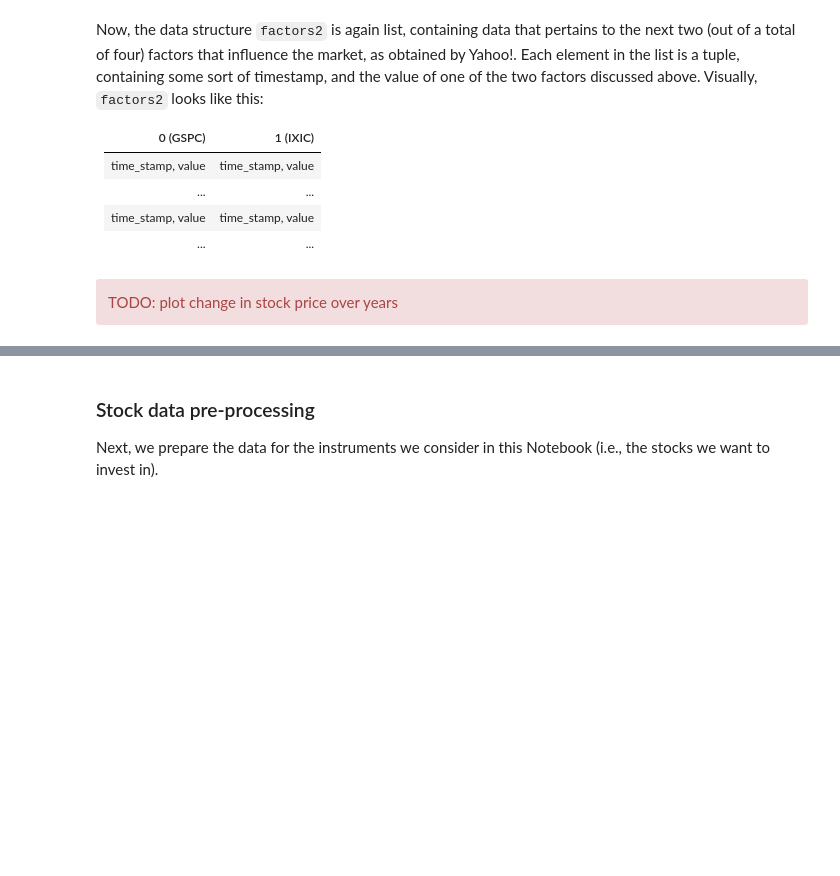
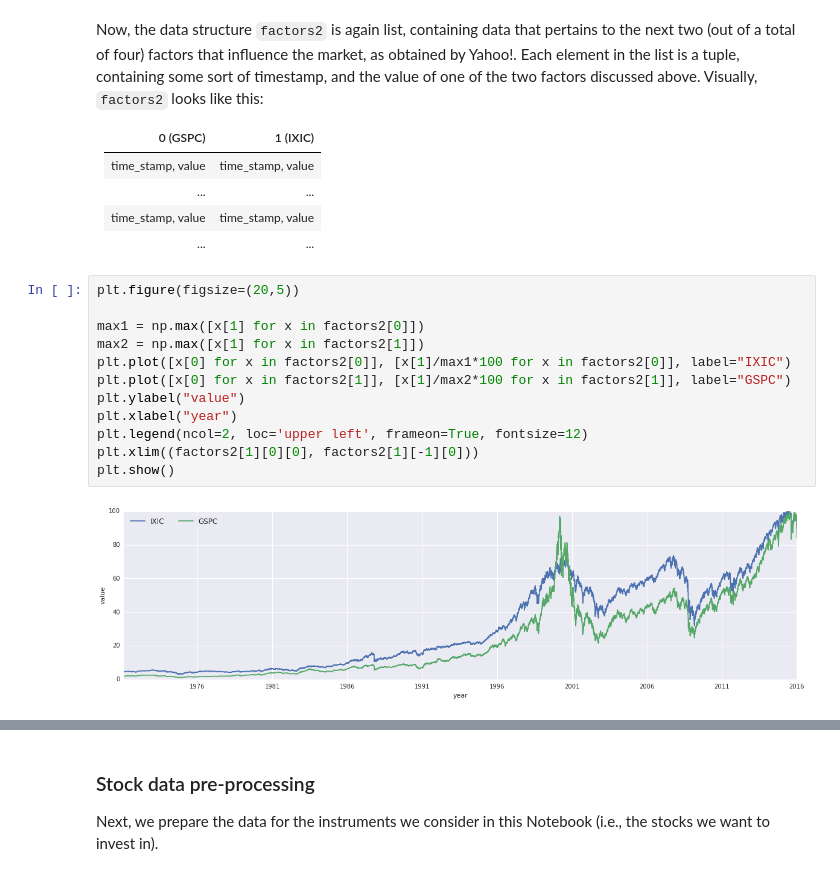
Before and after one commit to alegaballo/AML, a Jupyter notebook: [Lecture 7+8] Estimating Financial Risk through Monte Carlo Simulation.ipynb, the cells around one changed output, grey strips where cells are left out. Cells and saved outputs as stored; diff of their text form; blank space fills up the shorter version.

```diff
--- a/[Lecture 7+8] Estimating Financial Risk through Monte Carlo Simulation.ipynb
+++ b/[Lecture 7+8] Estimating Financial Risk through Monte Carlo Simulation.ipynb
@@ -462,7 +467,17 @@ Now, the data structure `factors2` is again list, containing data that pertains
 | ... | ... |
 | time_stamp, value | time_stamp, value |
 | ... | ... |
-# %% [markdown]
-<div class="alert alert-danger">
-TODO: plot change in stock price over years
-</div>
+# %%
+plt.figure(figsize=(20,5))
+
+max1 = np.max([x[1] for x in factors2[0]])
+max2 = np.max([x[1] for x in factors2[1]])
+plt.plot([x[0] for x in factors2[0]], [x[1]/max1*100 for x in factors2[0]], label="IXIC")
+plt.plot([x[0] for x in factors2[1]], [x[1]/max2*100 for x in factors2[1]], label="GSPC")
+plt.ylabel("value")
+plt.xlabel("year")
+plt.legend(ncol=2, loc='upper left', frameon=True, fontsize=12)
+plt.xlim((factors2[1][0][0], factors2[1][-1][0]))
+plt.show()
+# %% [output]
+[figure, added]
```
Also changed, not shown: parts of 97 cells of this notebook.
